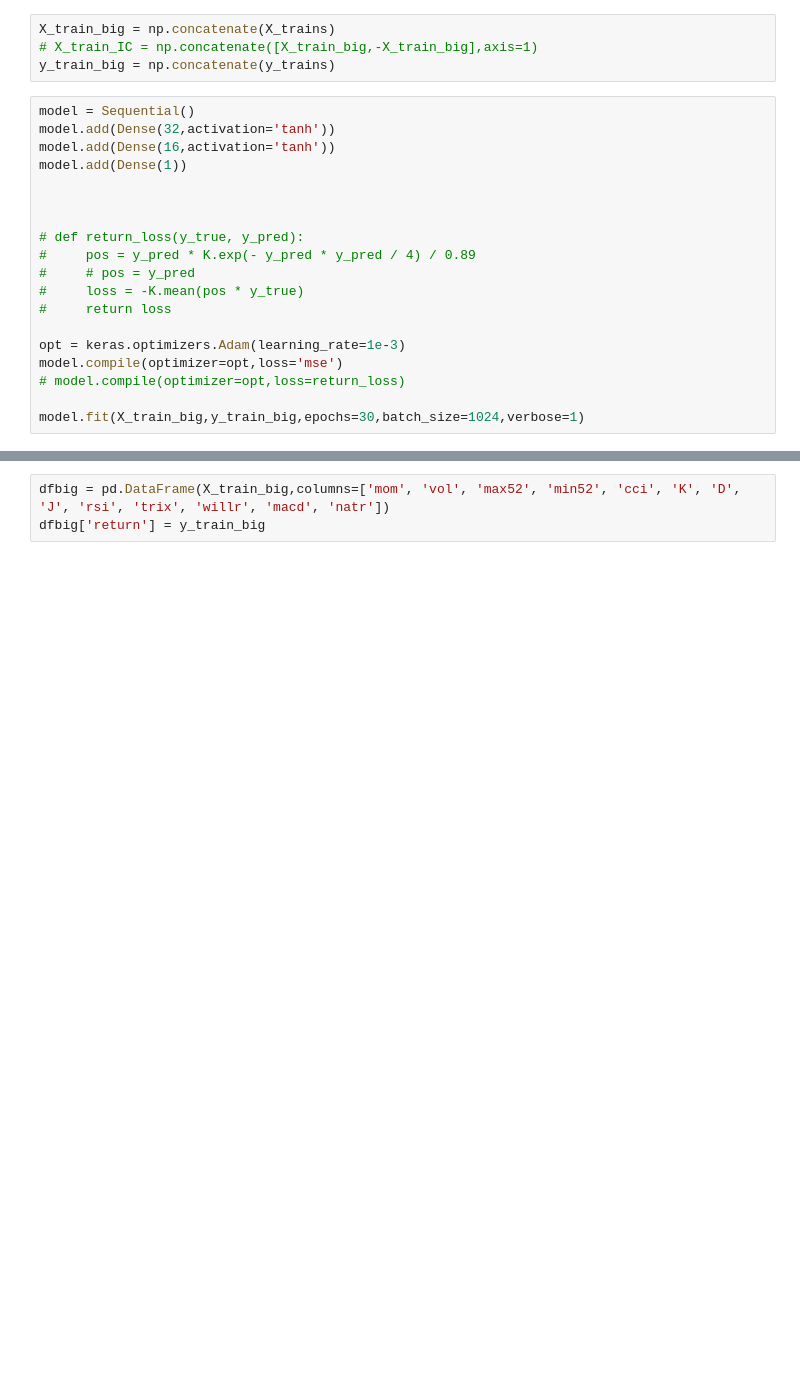
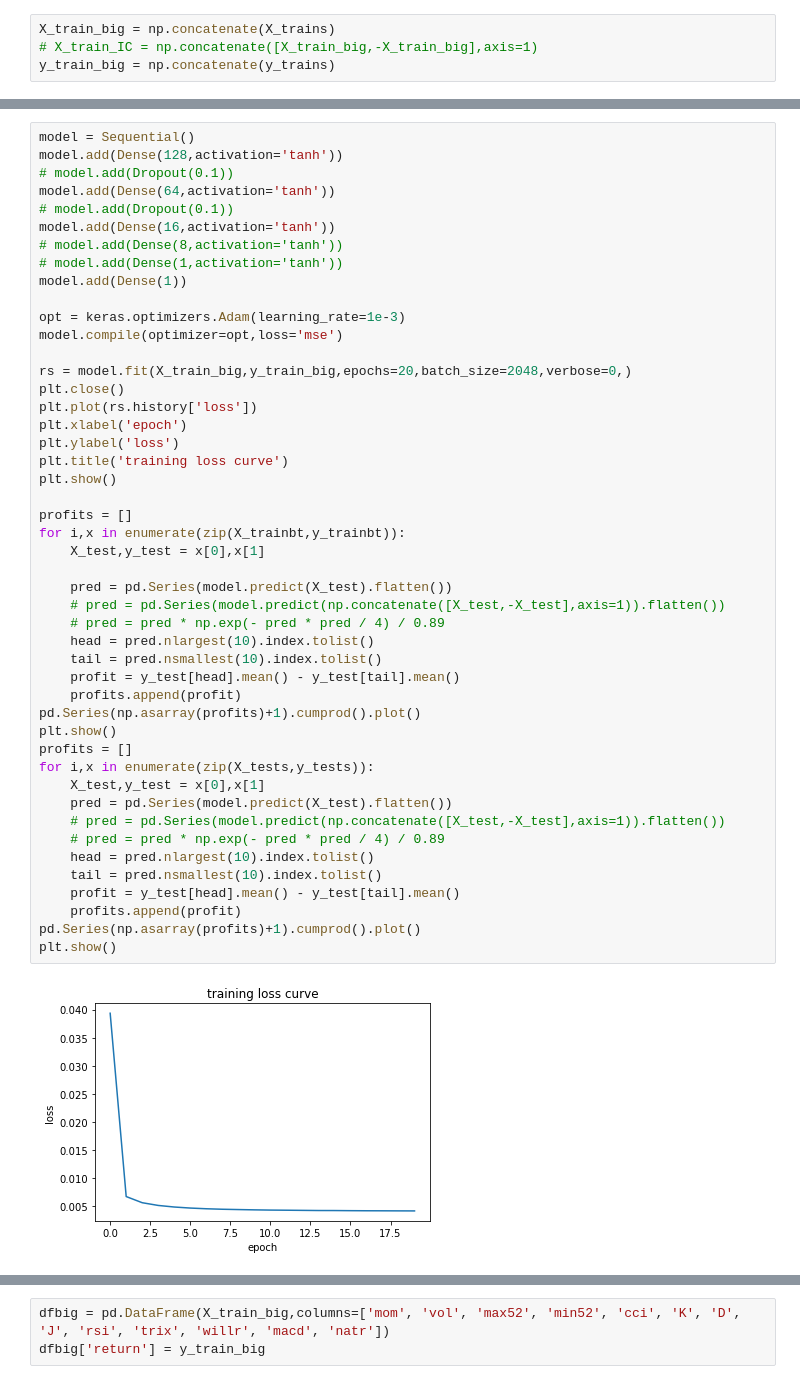
Before and after one commit to VoidFly/JKQ, a Jupyter notebook: research.ipynb, the cells around one changed output, grey strips where cells are left out. Cells and saved outputs as stored; diff of their text form; blank space fills up the shorter version.

```diff
--- a/research.ipynb
+++ b/research.ipynb
@@ -238,22 +221,3 @@ X_train_big.shape
 X_train_big = np.concatenate(X_trains)
 # X_train_IC = np.concatenate([X_train_big,-X_train_big],axis=1)
 y_train_big = np.concatenate(y_trains)
-# %%
-model = Sequential()
-model.add(Dense(32,activation='tanh'))
-model.add(Dense(16,activation='tanh'))
-model.add(Dense(1))
-
-
-
-# def return_loss(y_true, y_pred):
-#     pos = y_pred * K.exp(- y_pred * y_pred / 4) / 0.89
-#     # pos = y_pred
-#     loss = -K.mean(pos * y_true)
-#     return loss
-
-opt = keras.optimizers.Adam(learning_rate=1e-3)
-model.compile(optimizer=opt,loss='mse')
-# model.compile(optimizer=opt,loss=return_loss)
-
-model.fit(X_train_big,y_train_big,epochs=30,batch_size=1024,verbose=1)
@@ -278,0 +227,49 @@ Epoch 30/30
+# %%
+model = Sequential()
+model.add(Dense(128,activation='tanh'))
+# model.add(Dropout(0.1))
+model.add(Dense(64,activation='tanh'))
+# model.add(Dropout(0.1))
+model.add(Dense(16,activation='tanh'))
+# model.add(Dense(8,activation='tanh'))
+# model.add(Dense(1,activation='tanh'))
+model.add(Dense(1))
+
+opt = keras.optimizers.Adam(learning_rate=1e-3)
+model.compile(optimizer=opt,loss='mse')
+
+rs = model.fit(X_train_big,y_train_big,epochs=20,batch_size=2048,verbose=0,)
+plt.close()
+plt.plot(rs.history['loss'])
+plt.xlabel('epoch')
+plt.ylabel('loss')
+plt.title('training loss curve')
+plt.show()
+
+profits = []
+for i,x in enumerate(zip(X_trainbt,y_trainbt)):
+    X_test,y_test = x[0],x[1]
+
+    pred = pd.Series(model.predict(X_test).flatten())
+    # pred = pd.Series(model.predict(np.concatenate([X_test,-X_test],axis=1)).flatten())
+    # pred = pred * np.exp(- pred * pred / 4) / 0.89
+    head = pred.nlargest(10).index.tolist()
+    tail = pred.nsmallest(10).index.tolist()
+    profit = y_test[head].mean() - y_test[tail].mean()
+    profits.append(profit)
+pd.Series(np.asarray(profits)+1).cumprod().plot()
+plt.show()
+profits = []
+for i,x in enumerate(zip(X_tests,y_tests)):
+    X_test,y_test = x[0],x[1]
+    pred = pd.Series(model.predict(X_test).flatten())
+    # pred = pd.Series(model.predict(np.concatenate([X_test,-X_test],axis=1)).flatten())
+    # pred = pred * np.exp(- pred * pred / 4) / 0.89
+    head = pred.nlargest(10).index.tolist()
+    tail = pred.nsmallest(10).index.tolist()
+    profit = y_test[head].mean() - y_test[tail].mean()
+    profits.append(profit)
+pd.Series(np.asarray(profits)+1).cumprod().plot()
+plt.show()
+# %% [output]
+[figure, added]
```
Also changed, not shown: parts of 16 cells of this notebook, 4 other files.
